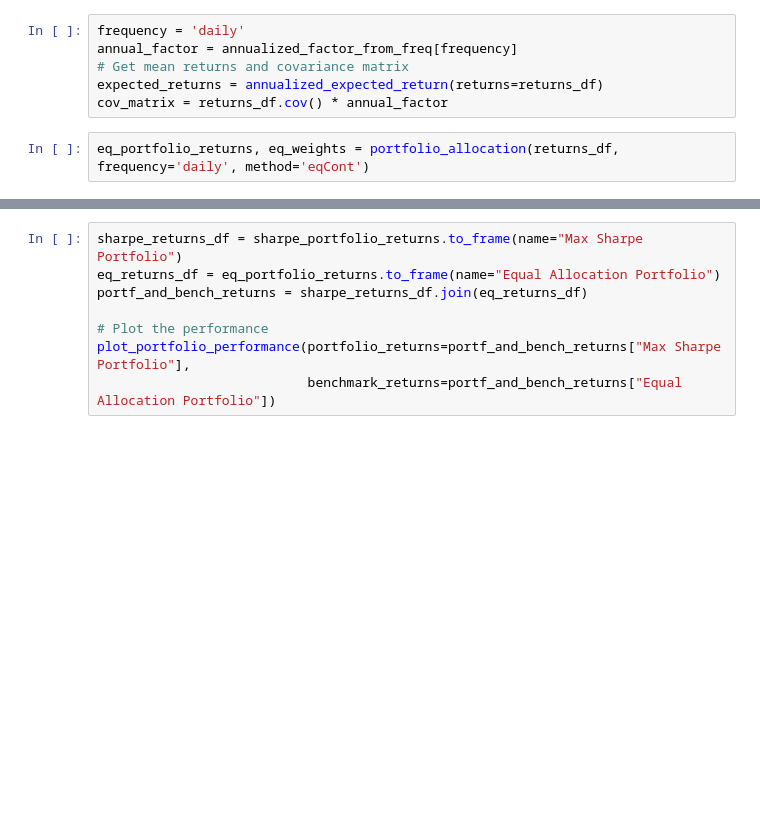
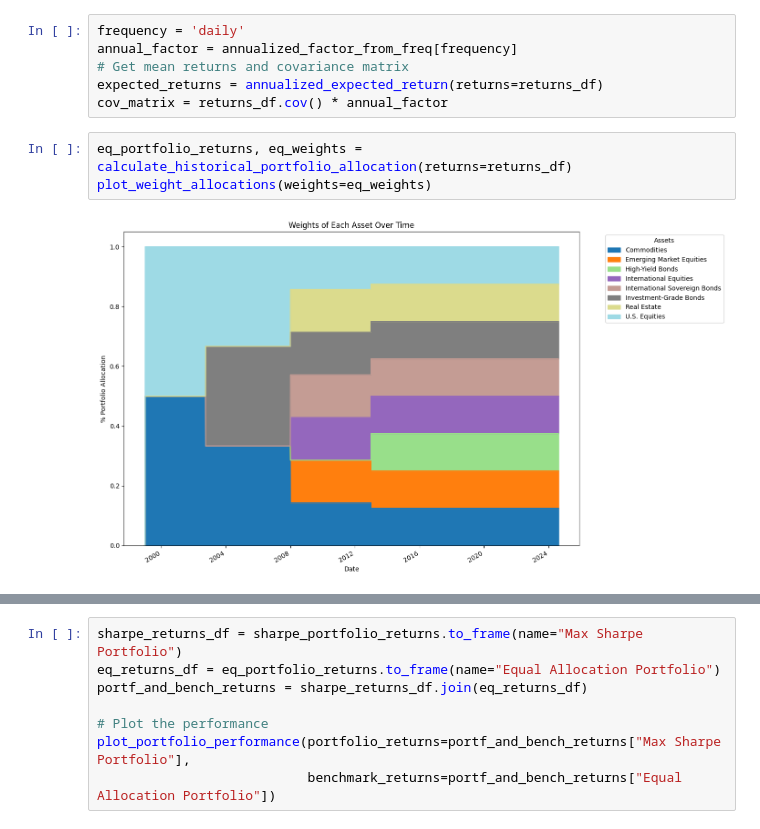
Before and after one commit to AlainDaccache/Quantropy, a Jupyter notebook: src/Diversification - Intro to Modern Portfolio Theory.ipynb, the cells around one changed output, grey strips where cells are left out. Saved outputs shown, nothing was run; the diff lists cells and outputs as text; blank space fills up the shorter version.

```diff
--- a/src/Diversification - Intro to Modern Portfolio Theory.ipynb
+++ b/src/Diversification - Intro to Modern Portfolio Theory.ipynb
@@ -293,5 +297,8 @@ annual_factor = annualized_factor_from_freq[frequency]
 expected_returns = annualized_expected_return(returns=returns_df)
 cov_matrix = returns_df.cov() * annual_factor
 # %%
-eq_portfolio_returns, eq_weights = portfolio_allocation(returns_df, frequency='daily', method='eqCont')
+eq_portfolio_returns, eq_weights = calculate_historical_portfolio_allocation(returns=returns_df)
+plot_weight_allocations(weights=eq_weights)
+# %% [output]
+[figure, added]
 # %%
```
Also changed, not shown: parts of 2 cells of this notebook, 3 other files.
